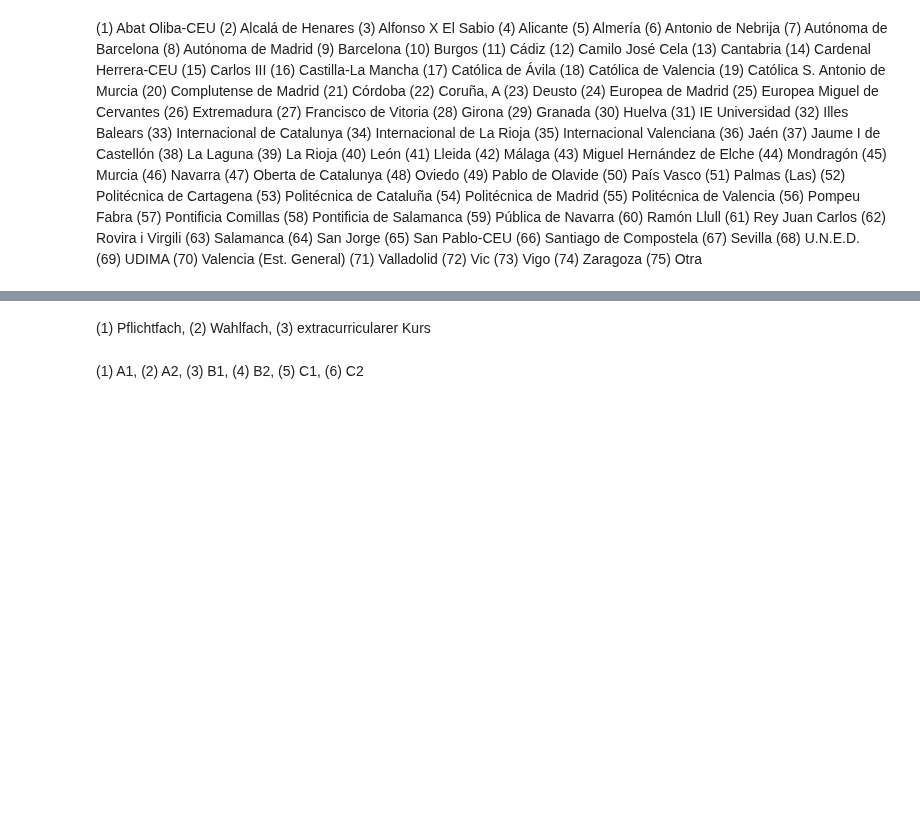
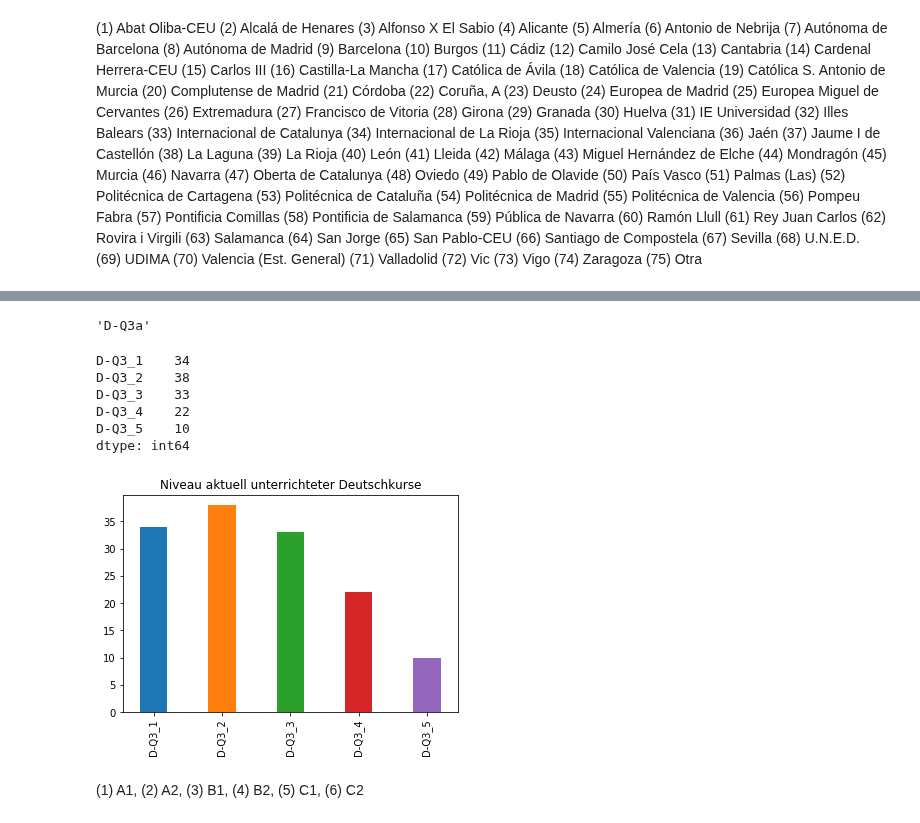
Before and after one commit to martinakienberger/Dissertation_LIS, a Jupyter notebook: Datenanalyse_Lehrende.ipynb, the cells around one changed output, grey strips where cells are left out. Drawn from its saved outputs; the diff is of its cells as text; code cells hidden in the pictures; blank space fills up the shorter version.

```diff
--- a/Datenanalyse_Lehrende.ipynb
+++ b/Datenanalyse_Lehrende.ipynb
@@ -628,4 +716,18 @@ Finished['D-Q2b'].value_counts()
+# %%
+Niv_cols = [col for col in Finished.columns if 'D-Q3' in col]
+Niv_cols.pop(len(Niv_cols)-1)
+# %% [output]
+'D-Q3a'
+# %%
+Finished[Niv_cols].astype(integer).sum()
+# %% [output]
+D-Q3_1    34
+D-Q3_2    38
+D-Q3_3    33
+D-Q3_4    22
+D-Q3_5    10
+dtype: int64
 # %%
-Finished['D-Q3'].value_counts()[[1,2,3]].plot(kind = 'bar', figsize = (4,5), width = 0.4, legend = True, title = "Art des Deutschkurses");
+Finished[Niv_cols].astype(integer).sum().plot(kind = 'bar', figsize = (6,4), width = 0.4, title = "Niveau aktuell unterrichteter Deutschkurse");
+# %% [output]
+[figure, added]
-# %% [markdown]
-(1) Pflichtfach, (2) Wahlfach, (3) extracurricularer Kurs
```
Also changed, not shown: parts of 55 cells of this notebook.
